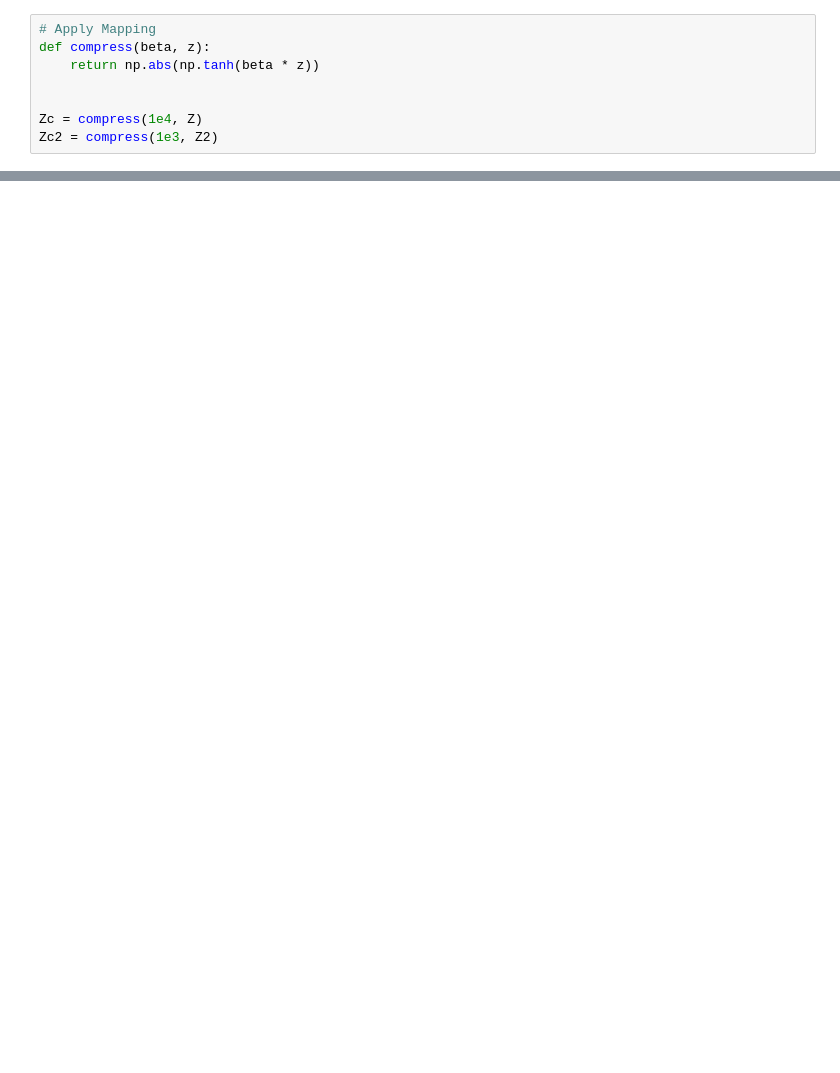
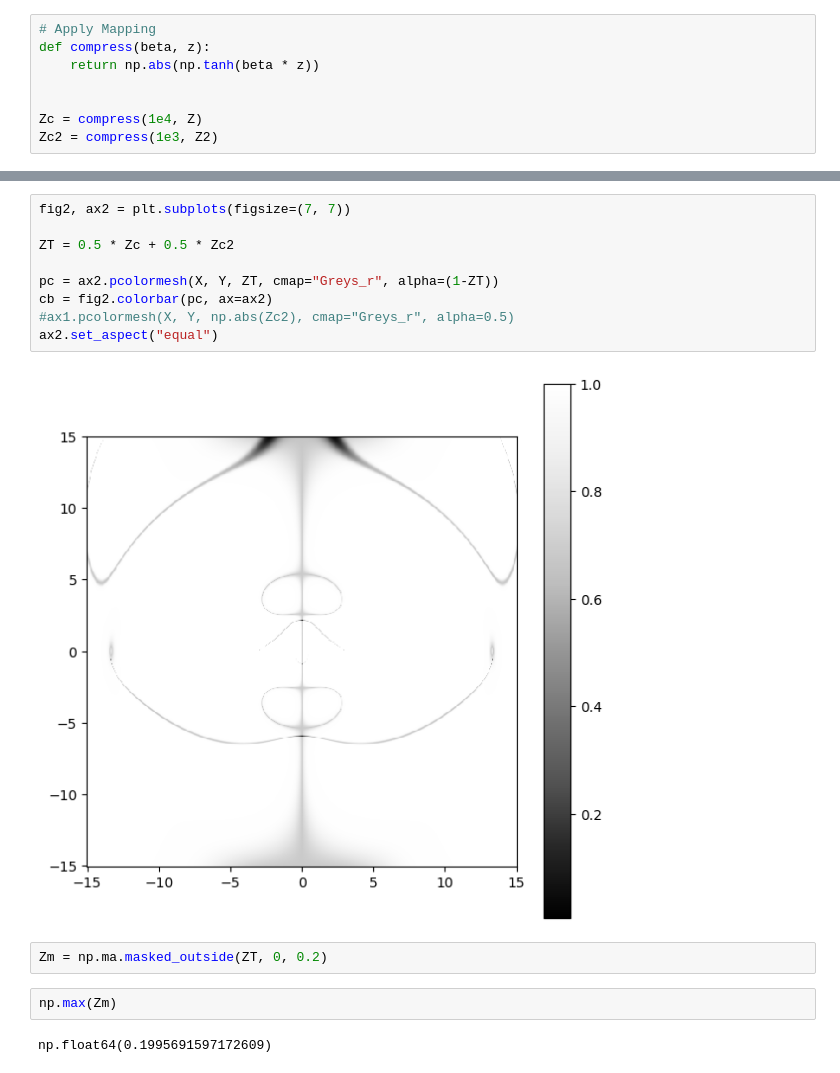
Before and after one commit to HollenLab/QPI-Scattering, a Jupyter notebook: CAnalytics/conditions.ipynb, the cells around one changed output, grey strips where cells are left out. Cells and saved outputs as stored; diff of their text form; blank space fills up the shorter version.

```diff
--- a/CAnalytics/conditions.ipynb
+++ b/CAnalytics/conditions.ipynb
@@ -39,0 +45,17 @@ ax1.set_aspect("equal")
+# %%
+fig2, ax2 = plt.subplots(figsize=(7, 7))
+
+ZT = 0.5 * Zc + 0.5 * Zc2
+
+pc = ax2.pcolormesh(X, Y, ZT, cmap="Greys_r", alpha=(1-ZT))
+cb = fig2.colorbar(pc, ax=ax2)
+#ax1.pcolormesh(X, Y, np.abs(Zc2), cmap="Greys_r", alpha=0.5)
+ax2.set_aspect("equal")
+# %% [output]
+[figure, added]
+# %%
+Zm = np.ma.masked_outside(ZT, 0, 0.2)
+# %%
+np.max(Zm)
+# %% [output]
+np.float64(0.1995691597172609)
```
Also changed, not shown: parts of 12 cells of this notebook, 5 other files.
